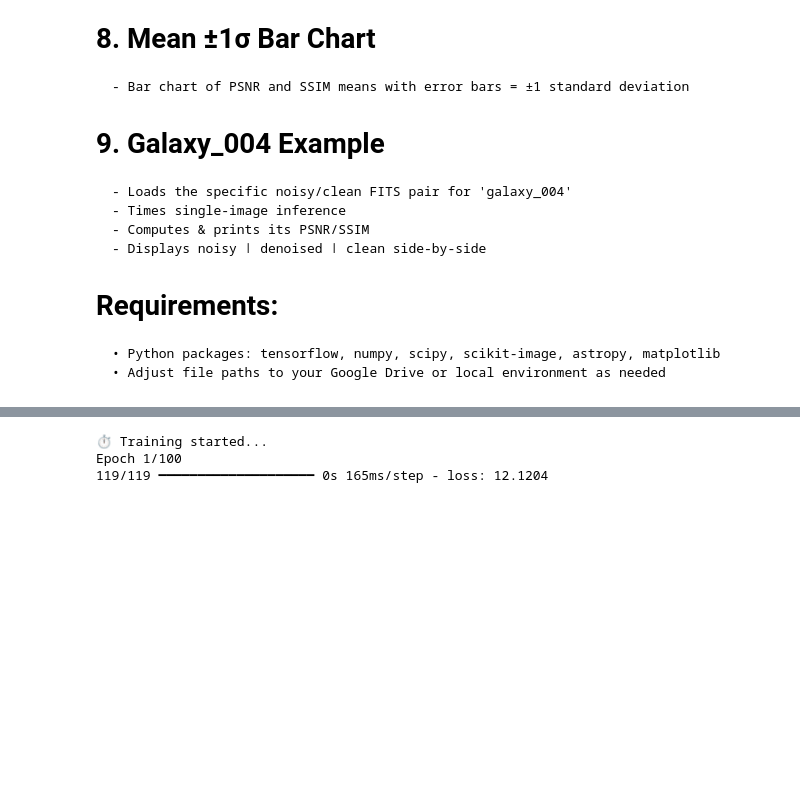
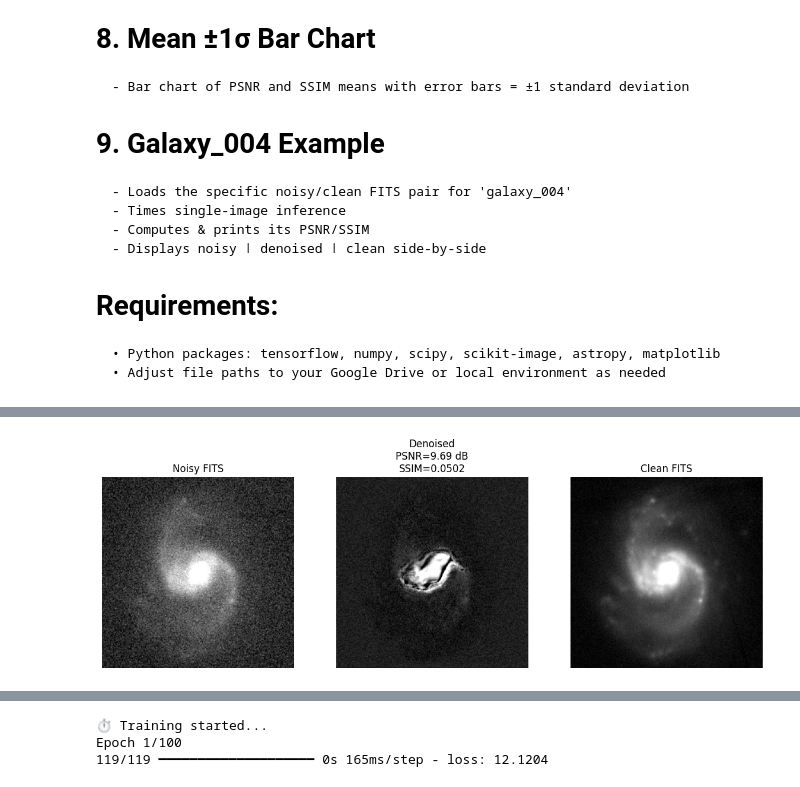
Before and after one commit to SamudiniD/Efficient-Denoising-for-single-band-astronomical-images, a Jupyter notebook: DnCNN_Complex.ipynb, the cells around one changed output, grey strips where cells are left out. Drawn from its saved outputs; the diff is of its cells as text; code cells hidden in the pictures; blank space fills up the shorter version.

```diff
--- a/DnCNN_Complex.ipynb
+++ b/DnCNN_Complex.ipynb
@@ -517,0 +598,94 @@ WARNING:absl:You are saving your model as an HDF5 file via `model.save()` or `ke
+# %%
+# ------------------------------- 4. Reload Best Model -------------------------------
+model = tf.keras.models.load_model(
+    '/content/drive/MyDrive/PS1_Models/dncnn_complex.h5',
+    compile=False
+)
+# ------------------------------- 5. FITS Evaluation -------------------------------
+def load_fits_normalized(path):
+    with fits.open(path) as hdul:
+        img = hdul[0].data.astype(np.float32)
+    img = np.nan_to_num(img, nan=0.0, posinf=0.0, neginf=0.0)
+    p1, p99 = np.percentile(img, (1,99))
+    img = np.clip(img, p1, p99)
+    img = (img - p1)/(p99 - p1 + 1e-8)
+    return np.log1p(img)/np.log1p(1.0)
+
+def preprocess(img, size=(240,240)):
+    return tf.image.resize(img[...,np.newaxis], size).numpy()
+
+# collect test file lists
+noisy_paths = sorted(glob.glob(
+    '/content/drive/MyDrive/PS1_Dataset/renamed/noisy/*.fits'
+))
+clean_paths = sorted(glob.glob(
+    '/content/drive/MyDrive/PS1_Dataset/renamed/clean/*.fits'
+))
+assert len(noisy_paths)==len(clean_paths)
+
+psnr_list, ssim_list = [], []
+t0 = time.time()
+for n_p, c_p in zip(noisy_paths, clean_paths):
+    noisy = load_fits_normalized(n_p)
+    clean = load_fits_normalized(c_p)
+    inp   = preprocess(noisy)[np.newaxis,...]
+    den   = model.predict(inp, verbose=0)[0,...,0]
+    psnr_list.append(psnr_metric(clean, den, data_range=1.0))
+    ssim_list.append(ssim_metric(clean, den, data_range=1.0))
+t1 = time.time()
+
+# stats
+psnr_arr = np.array(psnr_list)
+ssim_arr = np.array(ssim_list)
+n_imgs   = len(psnr_arr)
+inf_time_total = t1-t0
+inf_time_avg   = inf_time_total/n_imgs
+
+psnr_mu, psnr_sd = psnr_arr.mean(), psnr_arr.std()
+ssim_mu, ssim_sd = ssim_arr.mean(), ssim_arr.std()
+ci_psnr = stats.norm.interval(0.95, psnr_mu, psnr_sd/np.sqrt(n_imgs))
+ci_ssim = stats.norm.interval(0.95, ssim_mu, ssim_sd/np.sqrt(n_imgs))
+
+print(f"\n▶️ PSNR stats: mean={psnr_mu:.2f} dB,  SD={psnr_sd:.2f}")
+print(f"   95% CI lower={ci_psnr[0]:.2f} dB, upper={ci_psnr[1]:.2f} dB")
+
+print(f"\n▶️ SSIM stats: mean={ssim_mu:.4f}, SD={ssim_sd:.4f}")
+print(f"   95% CI lower={ci_ssim[0]:.4f}, upper={ci_ssim[1]:.4f}")
+
+# Print PSNR and SSIM CIs explicitly
+print(f"\nPSNR 95% CI lower = {ci_psnr[0]:.2f} dB, upper = {ci_psnr[1]:.2f} dB")
+print(f"SSIM 95% CI lower = {ci_ssim[0]:.4f}, upper = {ci_ssim[1]:.4f}")
+
+# ------------------------------- 6. Visualize One Example -------------------------------
+# use exactly your provided paths:
+noisy_example = load_fits_normalized(
+    "/content/drive/MyDrive/PS1_Dataset/renamed/noisy/galaxy_004_noisy.fits"
+)
+clean_example = load_fits_normalized(
+    "/content/drive/MyDrive/PS1_Dataset/renamed/clean/galaxy_004_clean.fits"
+)
+
+inp_ex = preprocess(noisy_example)[np.newaxis,...]
+den_ex = model.predict(inp_ex, verbose=0)[0,...,0]
+
+psnr_ex = psnr_metric(clean_example, den_ex, data_range=1.0)
+ssim_ex = ssim_metric(clean_example, den_ex, data_range=1.0)
+
+fig, axs = plt.subplots(1,3,figsize=(12,4))
+for ax, img, title in zip(
+    axs,
+    [noisy_example, den_ex, clean_example],
+    [
+      "Noisy FITS",
+      f"Denoised\nPSNR={psnr_ex:.2f} dB\nSSIM={ssim_ex:.4f}",
+      "Clean FITS"
+    ]
+):
+    ax.imshow(img, cmap='gray',
+              vmin=np.percentile(img,1),
+              vmax=np.percentile(img,99))
+    ax.set_title(title)
+    ax.axis('off')
+plt.tight_layout()
+plt.show()
+# %% [output]
@@ -518,3 +700,4 @@ WARNING:absl:You are saving your model as an HDF5 file via `model.save()` or `ke
+[figure, added]
 # %%
 # … your existing example visualisation …
 plt.tight_layout()
```
Also changed, not shown: parts of 8 cells of this notebook.
